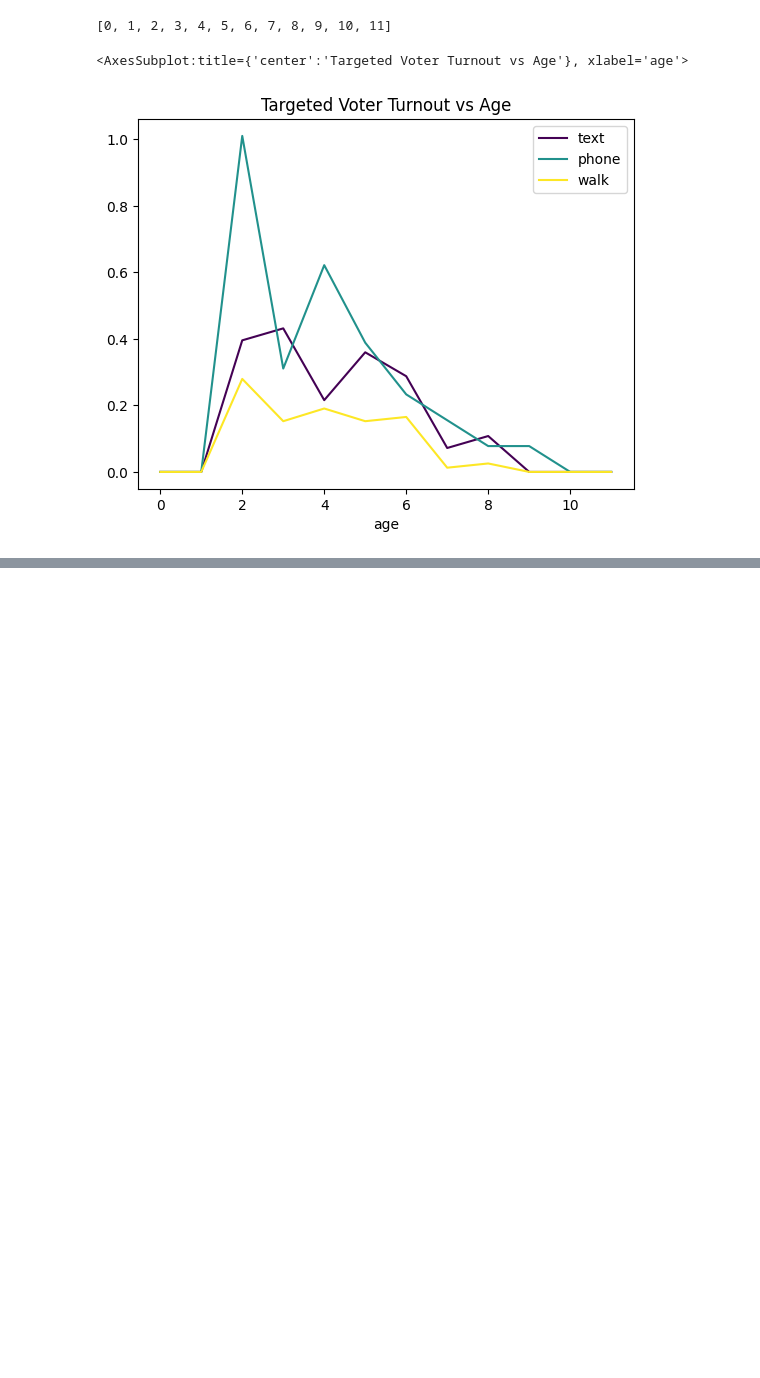
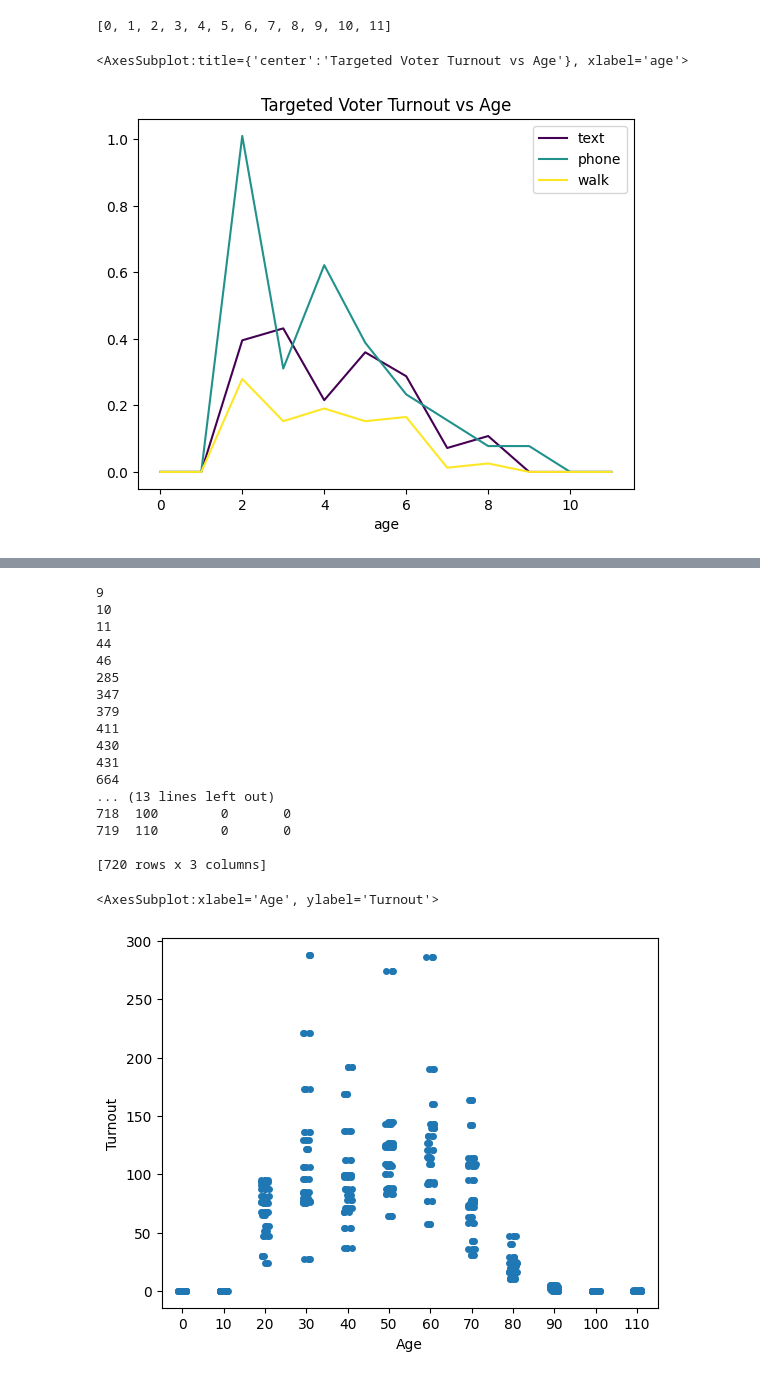
Before and after one commit to ywiamnog/Datathon-2023, a Jupyter notebook: best_methods.ipynb, the cells around one changed output, grey strips where cells are left out. Drawn from its saved outputs; the diff is of its cells as text; code cells hidden in the pictures; blank space fills up the shorter version.

```diff
--- a/best_methods.ipynb
+++ b/best_methods.ipynb
@@ -164,13 +160,15 @@ print(reg_by_precinct_walk)
 # %%
 # find the denominator
-ov_turnout = []
+total_voted = [0]*15
 for i in range(len(precinct_lst)):
+    total_voted[i] =  precinct_phone[i]+precinct_text[i]+precinct_walk[i]
+    total_voted[i] /= (reg_by_precinct_phone[i] + reg_by_precinct_text[i] + reg_by_precinct_walk[i])
     precinct_phone[i] /= reg_by_precinct_phone[i]
     precinct_text[i] /= reg_by_precinct_text[i]
     precinct_walk[i] /= reg_by_precinct_walk[i]
     precinct_lst[i] = str(precinct_lst[i])
 
-
+print(total_voted)
 precinct_dict = {"precincts": precinct_lst, "text": precinct_text, "phone": precinct_phone, "walk": precinct_walk}
 precinct_data = pd.DataFrame(precinct_dict)
 print(precinct_data.head())
@@ -206,0 +198,8 @@ plt.show()
+# %%
+ages = []
+turnouts = []
+totals = []
+vitp = voters[voters["Voting Precinct"].isin(int_precinct_lst)]
+print(vitp.head())
+ids_of_voters = vitp["Voter ID"].values.tolist()
+print(reg_in_precincts.head())
@@ -206,0 +226,64 @@ plt.show()
+# %%
+vid_to_birthyear = {}
+for idx, row in vitp.iterrows():
+    vid_to_birthyear[row.loc["Voter ID"]] = row.loc["BIRTHYEAR"]
+# %%
+
+for precinct in precinct_lst:
+    age_in_precinct = list(range(0, 12))
+    for i in range(len(age_in_precinct)):
+        age_in_precinct[i] *= 10
+    print(precinct)
+    total_reg_voters_in_precinct = 0
+    turnout_in_precinct = [0]*12
+    total_in_precinct = [0]*12
+    for idx, row in reg_in_precincts.iterrows():
+        foo = row.loc["Precinct"]
+        if precinct == str(foo):
+            total_reg_voters_in_precinct += 1
+            vid = row.loc["Voter ID"]
+            # if((2022-vid_to_birthyear[vid]) // 10) > 11:
+            #     if vid in ids_of_voters:
+            #         turnout_in_precinct[11] += 1
+            #     total_in_precinct[11] += 1
+            # else:
+            #     if vid in ids_of_voters:
+            #         turnout_in_precinct[(2022 - vid_to_birthyear[vid])//10] += 1
+            #     total_in_precinct[(2022 - vid_to_birthyear[vid])//10] += 1
+            if vid in ids_of_voters:
+                if((2022-vid_to_birthyear[vid]) // 10) > 11:
+                    turnout_in_precinct[11] += 1
+                else:
+                    turnout_in_precinct[(2022 - vid_to_birthyear[vid])//10] += 1
+    for i in range(12):
+        if total_in_precinct[i] != 0:
+            turnout_in_precinct[i] /= (total_in_precinct[i]/12)
+
+
+    ages.extend(age_in_precinct)
+    turnouts.extend(turnout_in_precinct)
+    totals.extend(total_in_precinct)
+
+df = pd.DataFrame({"Age": ages, "Turnout": turnouts, "Totals": totals})
+print(df)
+sns.stripplot(data=df, x="Age", y="Turnout")
+# %% [output]
+9
+10
+11
+44
+46
+285
+347
+379
+411
+430
+431
+664
+... (13 lines left out)
+718  100        0       0
+719  110        0       0
+
+[720 rows x 3 columns]
+<AxesSubplot:xlabel='Age', ylabel='Turnout'>
+[figure, added]
```
Also changed, not shown: parts of 6 cells of this notebook, 1 other file.
